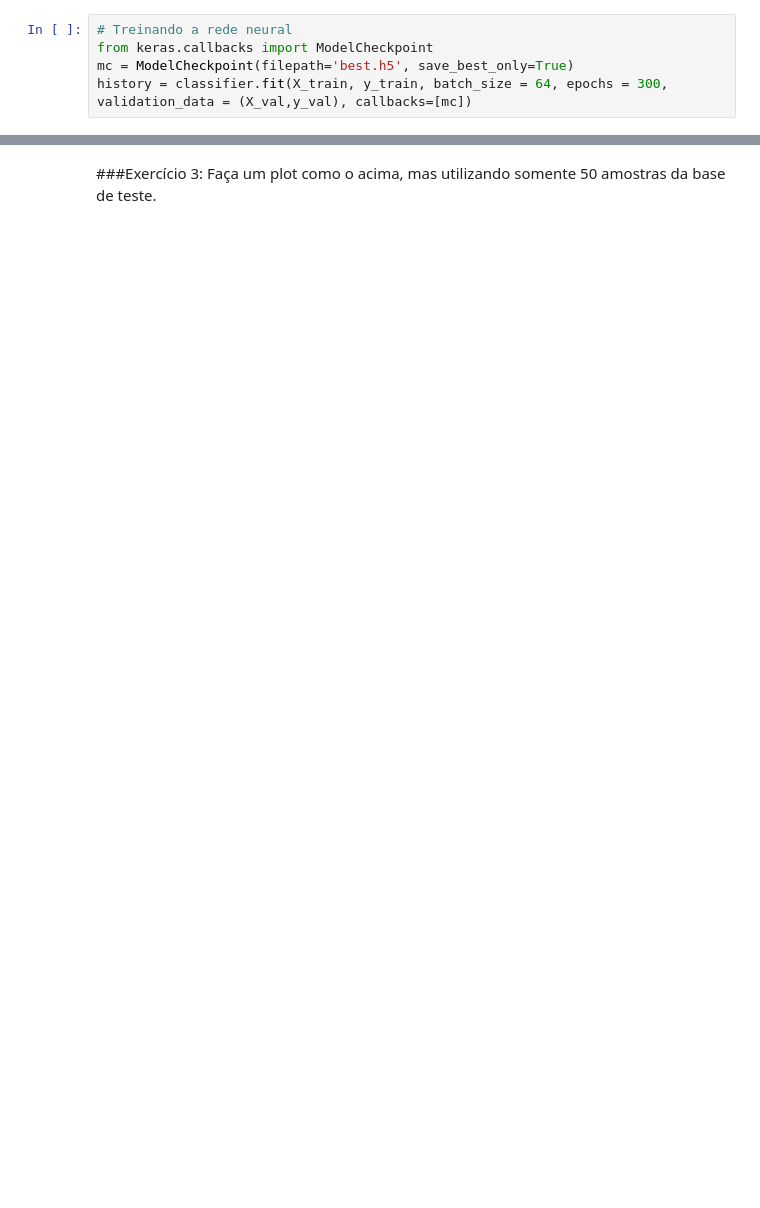
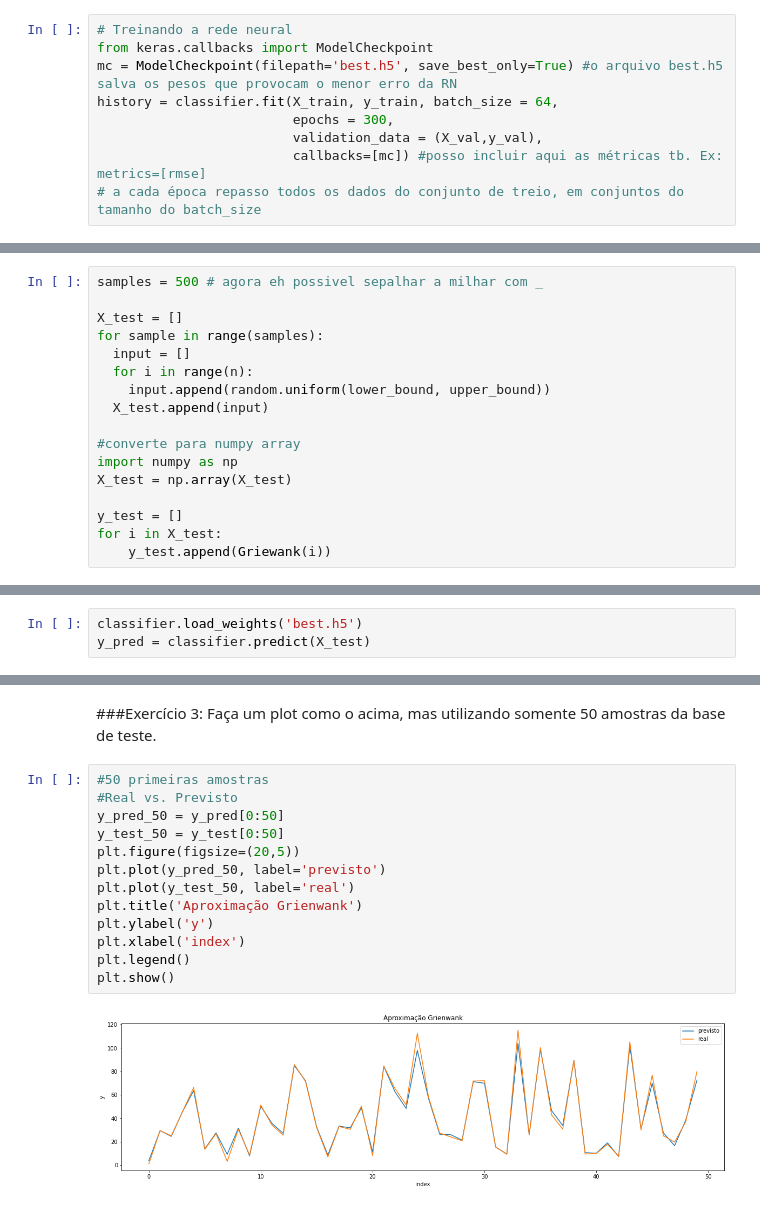
Before and after one commit to isaachfp/bi-master, a Jupyter notebook: ADI/20210126_Amostragem_Aleatoria.ipynb, the cells around one changed output, grey strips where cells are left out. Cells and saved outputs as stored; diff of their text form; blank space fills up the shorter version.

```diff
--- a/ADI/20210126_Amostragem_Aleatoria.ipynb
+++ b/ADI/20210126_Amostragem_Aleatoria.ipynb
@@ -97,5 +148,9 @@ classifier.summary()
 # %%
 # Treinando a rede neural
 from keras.callbacks import ModelCheckpoint
-mc = ModelCheckpoint(filepath='best.h5', save_best_only=True)
-history = classifier.fit(X_train, y_train, batch_size = 64, epochs = 300, validation_data = (X_val,y_val), callbacks=[mc])
+mc = ModelCheckpoint(filepath='best.h5', save_best_only=True) #o arquivo best.h5 salva os pesos que provocam o menor erro da RN
+history = classifier.fit(X_train, y_train, batch_size = 64,
+                         epochs = 300,
+                         validation_data = (X_val,y_val),
+                         callbacks=[mc]) #posso incluir aqui as métricas tb. Ex: metrics=[rmse]
+# a cada época repasso todos os dados do conjunto de treio, em conjuntos do tamanho do batch_size
@@ -116,3 +193,20 @@ plt.show()
 #Fazer previsões e avaliar a rede treinada
 # %% [markdown]
 ###Exercício 1: Avalie a rede treinada com 500 dados amostrados com distribuição uniforme. Salve em uma variável chamada 'y_test' os dados gerados.
+# %%
+samples = 500 # agora eh possivel sepalhar a milhar com _
+
+X_test = []
+for sample in range(samples):
+  input = []
+  for i in range(n):
+    input.append(random.uniform(lower_bound, upper_bound))
+  X_test.append(input)
+
+#converte para numpy array
+import numpy as np
+X_test = np.array(X_test)
+
+y_test = []
+for i in X_test:
+    y_test.append(Griewank(i))
@@ -119,5 +221,8 @@ plt.show()
 # %% [markdown]
 ###Exercício 2: Utilize a rede neural (best.h5) para prever o resultado da função para as entradas geradas acima. Chame a variável com os resultados de 'y_pred'.
+# %%
+classifier.load_weights('best.h5')
+y_pred = classifier.predict(X_test)
 # %%
 #Real vs. Previsto
 plt.figure(figsize=(20,5))
@@ -131,5 +238,20 @@ plt.show()
 # %% [markdown]
 ###Exercício 3: Faça um plot como o acima, mas utilizando somente 50 amostras da base de teste.
+# %%
+#50 primeiras amostras
+#Real vs. Previsto
+y_pred_50 = y_pred[0:50]
+y_test_50 = y_test[0:50]
+plt.figure(figsize=(20,5))
+plt.plot(y_pred_50, label='previsto')
+plt.plot(y_test_50, label='real')
+plt.title('Aproximação Grienwank')
+plt.ylabel('y')
+plt.xlabel('index')
+plt.legend()
+plt.show()
+# %% [output]
+[figure, added]
 # %%
 #Real vs. Previsto
 plt.scatter(x=y_pred, y=y_test)
```
Also changed, not shown: parts of 18 cells of this notebook.
